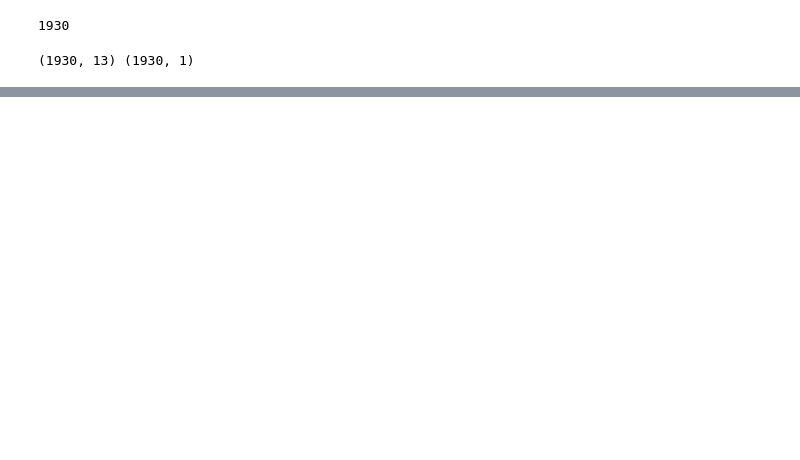
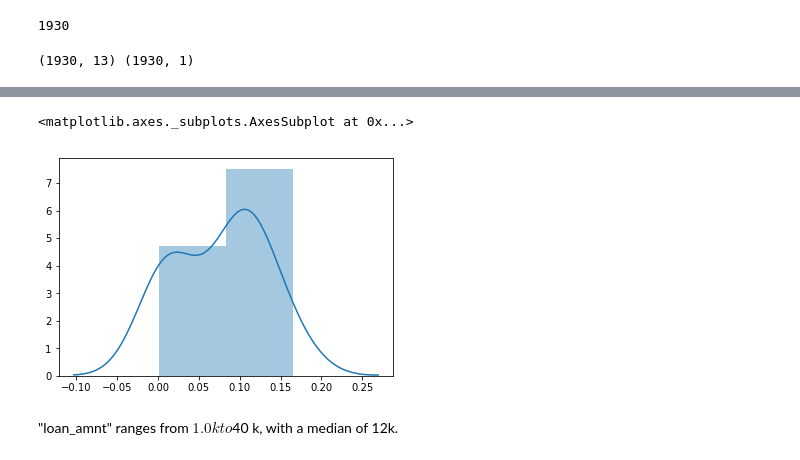
Before and after one commit to kmurakam26/Project-3, a Jupyter notebook: Random_Forest.ipynb, the cells around one changed output, grey strips where cells are left out. Cells and saved outputs as stored; diff of their text form; code cells hidden in the pictures; blank space fills up the shorter version.

```diff
--- a/Random_Forest.ipynb
+++ b/Random_Forest.ipynb
@@ -175,0 +335,8 @@ clusters
+# %%
+# be sure predicted Defaul is charged of is 0 and full paid is 1 ???
+sns.distplot(name2)
+# %% [output]
+<matplotlib.axes._subplots.AxesSubplot at 0x...>
+[figure, added]
+# %% [markdown]
+"loan_amnt" ranges from $1.0 k to $40 k, with a median of 12k.
```
Also changed, not shown: parts of 61 cells of this notebook.
